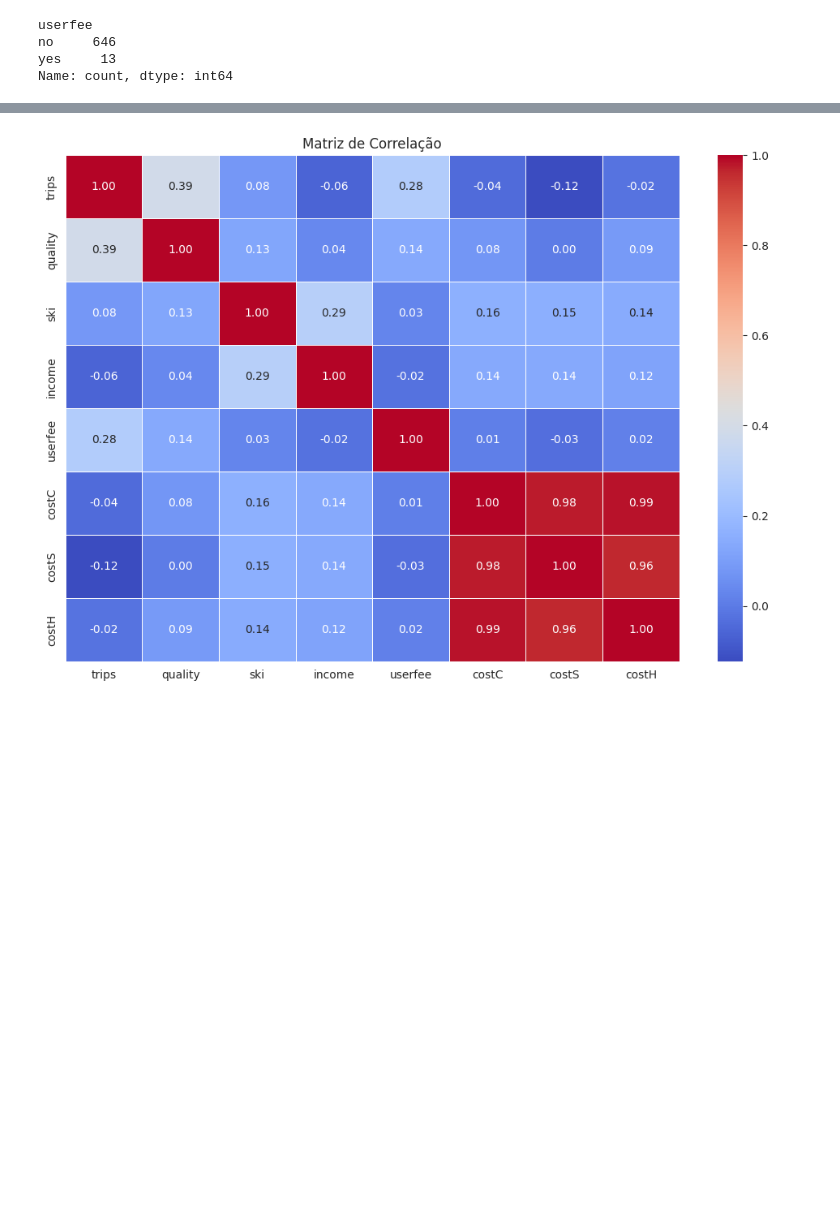
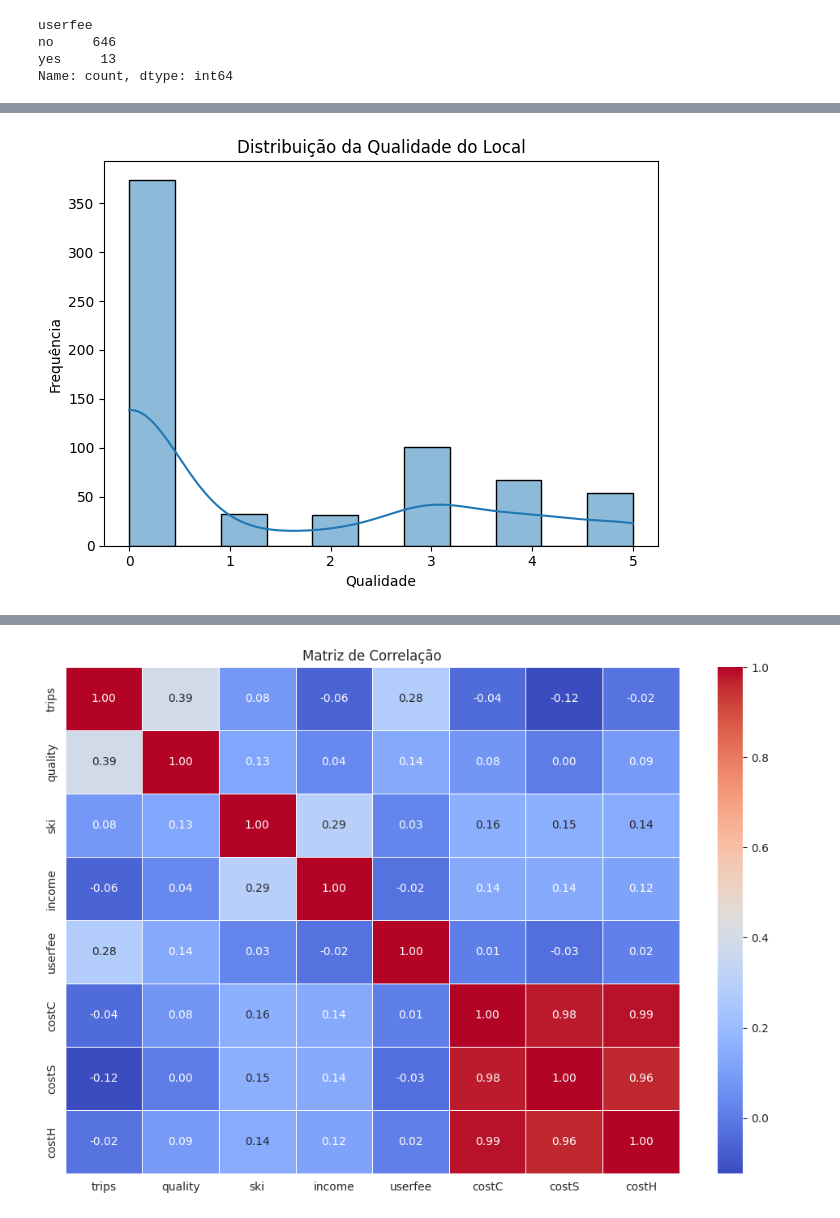
Before and after one commit to scrocha/modelagem-estatistica-A2, a Jupyter notebook: trabalho.ipynb, the cells around one changed output, grey strips where cells are left out. Saved outputs shown, nothing was run; the diff lists cells and outputs as text; code cells hidden in the pictures; blank space fills up the shorter version.

```diff
--- a/trabalho.ipynb
+++ b/trabalho.ipynb
@@ -109,0 +119,9 @@ correlation_matrix = data.corr()
+# %%
+sns.histplot(data["quality"], kde=True)
+plt.title("Distribuição da Qualidade do Local")
+plt.xlabel("Qualidade")
+plt.ylabel("Frequência")
+plt.tight_layout()
+plt.show()
+# %% [output]
+[figure, added]
```
Also changed, not shown: parts of 6 cells of this notebook.
